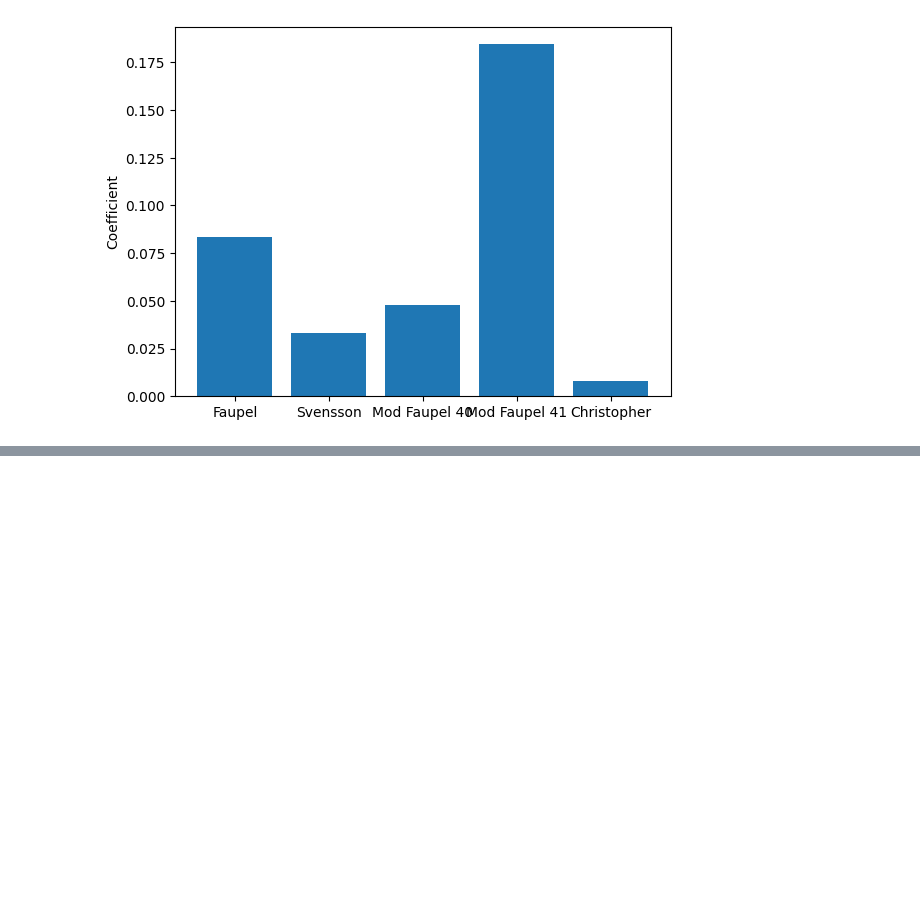
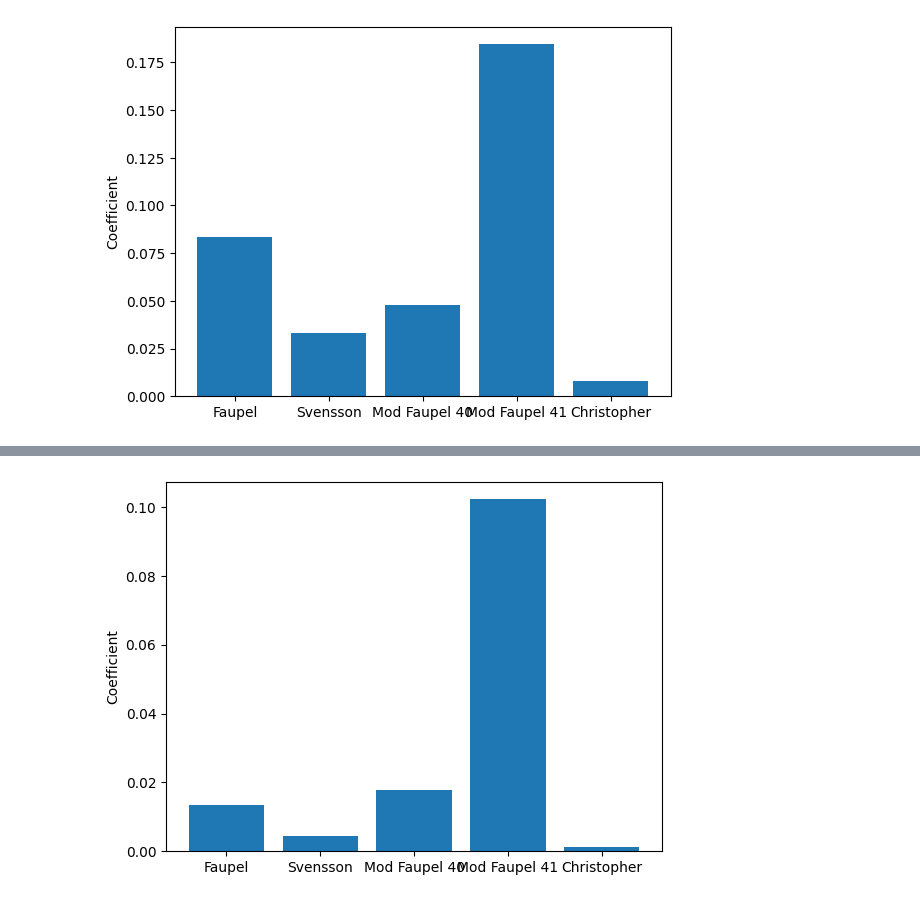
Before and after one commit to rafagarci/fiscom-bucho, a Jupyter notebook: project.ipynb, the cells around one changed output, grey strips where cells are left out. Cells and saved outputs as stored; diff of their text form; code cells hidden in the pictures; blank space fills up the shorter version.

```diff
--- a/project.ipynb
+++ b/project.ipynb
@@ -398,0 +456,58 @@ _ = plt.ylabel('Coefficient')
+# %%
+# Want to calculate the change in probabilities when the mean of one var is different
+n = 10000
+delta = 0.09
+
+# Generate 1000 variables
+faupels_delta_sigma_u = np.array([])
+svenssons_delta_sigma_u = np.array([])
+mod_faupels_40_delta_sigma_u = np.array([])
+mod_faupels_41_delta_sigma_u = np.array([])
+christophers_delta_sigma_u = np.array([])
+
+for i in range(n):
+    faupels_delta_sigma_u = np.append(faupels_delta_sigma_u, faupel_37(sigma_y(), sigma_u(mean = sigma_u_mean + delta), D_o(), D_i()))
+    svenssons_delta_sigma_u = np.append(svenssons_delta_sigma_u, svensson_38(sigma_u(mean = sigma_u_mean + delta), sigma_y(), 0.15, D_o(), D_i()))
+    mod_faupels_40_delta_sigma_u = np.append(mod_faupels_40_delta_sigma_u, mod_faupel_40(sigma_u(mean = sigma_u_mean + delta), sigma_y(), D_o(), D_i()))
+    mod_faupels_41_delta_sigma_u = np.append(mod_faupels_41_delta_sigma_u, mod_faupel_41(sigma_u(mean = sigma_u_mean + delta), sigma_y(), D_o(), D_i()))
+    christophers_delta_sigma_u = np.append(christophers_delta_sigma_u , christopher_39(sigma_u(mean = sigma_u_mean + delta), sigma_y(), D_o(), D_i()))
+
+# Calculate probabilites of failure
+original_faupel_failure_probability =  np.count_nonzero(faupels < P_o_original)/n
+modified_faupel_failure_probability= np.count_nonzero(faupels_delta_sigma_u < P_o_original)/n
+
+original_svensson_failure_probability = np.count_nonzero(svenssons < P_o_original)/n
+modified_svensson_failure_probability = np.count_nonzero(svenssons_delta_sigma_u< P_o_original)/n
+
+original_mod_faupels_40_probability = np.count_nonzero(mod_faupels_40 < P_o_original)/n
+modified_mod_faupels_40_probability = np.count_nonzero(mod_faupels_40_delta_sigma_u < P_o_original)/n
+
+original_mod_faupels_41_probability = np.count_nonzero(mod_faupels_41 < P_o_original)/n
+modified_mod_faupels_41_probability = np.count_nonzero(mod_faupels_41_delta_sigma_u < P_o_original)/n
+
+original_christopher_probability = np.count_nonzero(christophers < P_o_original)/n
+modified_christopher_probability = np.count_nonzero(christophers_delta_sigma_u < P_o_original)/n
+
+# Combine all coefficients
+coefficients = np.array([])
+
+coefficients = np.append(coefficients, np.abs(
+    (original_faupel_failure_probability - modified_faupel_failure_probability) / delta)
+)
+coefficients = np.append(coefficients, np.abs(
+    (original_svensson_failure_probability - modified_svensson_failure_probability) / delta
+))
+coefficients = np.append(coefficients, np.abs(
+    (original_mod_faupels_40_probability- modified_mod_faupels_40_probability) / delta
+))
+coefficients = np.append(coefficients, np.abs(
+    (original_mod_faupels_41_probability- modified_mod_faupels_41_probability) / delta
+))
+coefficients = np.append(coefficients, np.abs(
+    (original_christopher_probability - modified_christopher_probability) / delta
+))
+
+_ = plt.bar(['Faupel', 'Svensson', 'Mod Faupel 40', 'Mod Faupel 41', 'Christopher'], coefficients, )
+_ = plt.ylabel('Coefficient')
+# %% [output]
+[figure, added]
```
Also changed, not shown: parts of 3 cells of this notebook.
